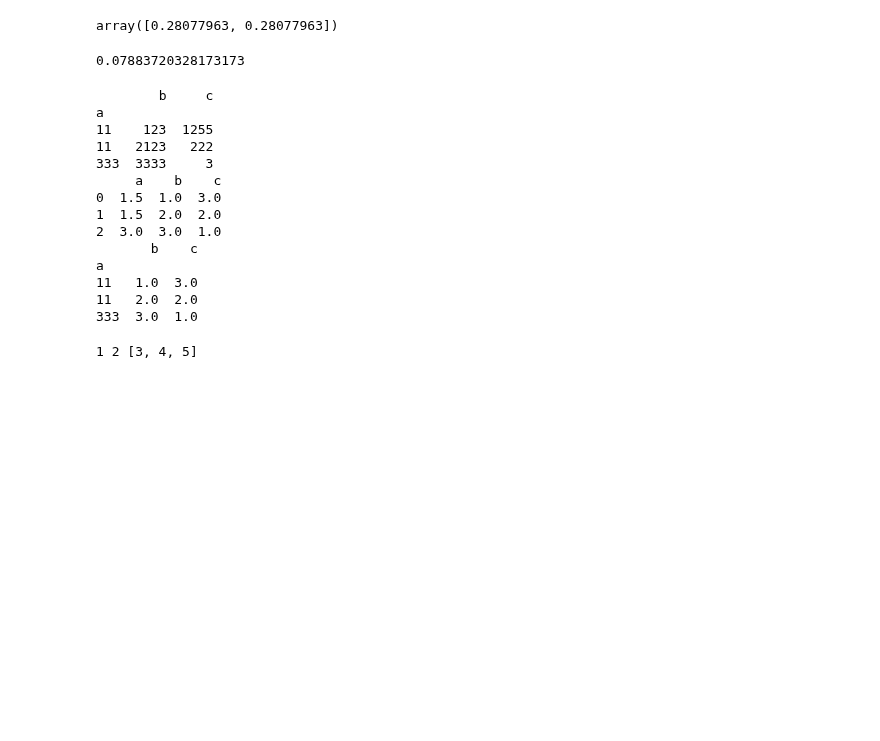
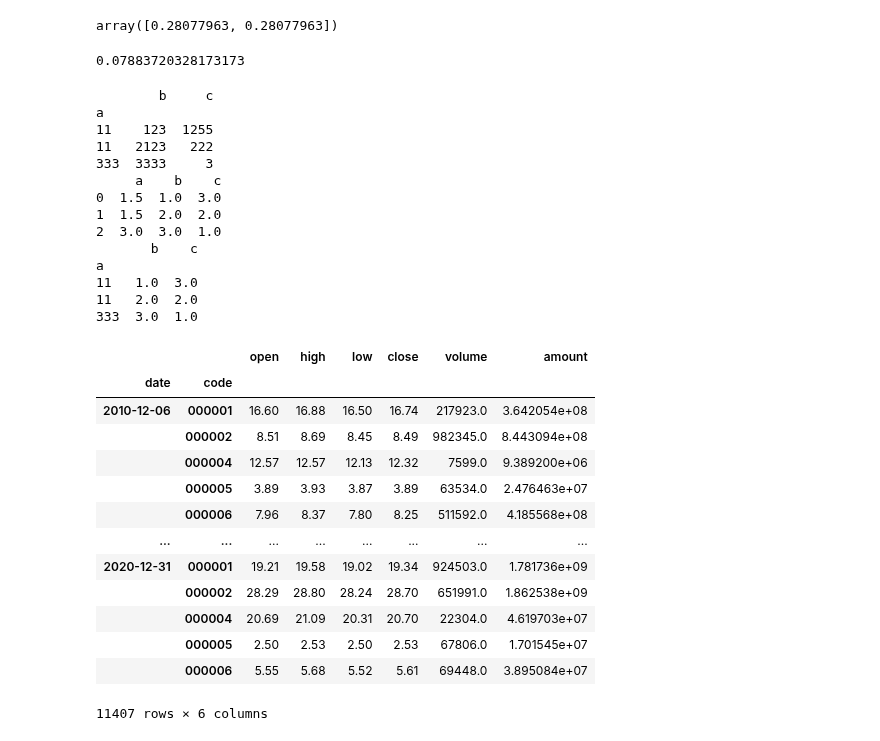
Before and after one commit to kaikai03/IndicatorLab, a Jupyter notebook: Sample_Tool.ipynb, the cells around one changed output. Drawn from its saved outputs; the diff is of its cells as text; code cells hidden in the pictures; blank space fills up the shorter version.

```diff
--- a/Sample_Tool.ipynb
+++ b/Sample_Tool.ipynb
@@ -3,18 +3,24 @@
 
 import QUANTAXIS as QA
 from QUANTAXIS.QAData.financial_mean import financial_dict
+from QUANTAXIS.QAUtil.QAParameter import MARKET_TYPE, RUNNING_ENVIRONMENT, ORDER_DIRECTION
+from QUANTAXIS.QAUtil import  trade_date_sse
+
+import matplotlib.pyplot as plt
+import matplotlib as mpl
+
+import scipy.stats as st
+import numpy as np
 import pandas as pd
 
-
-import matplotlib.pyplot as plt
-import scipy.stats as st
-import numpy as np
 import sweetviz as sv
 
 import time
 import datetime
 
+
 from base.JuUnits import excute_for_multidates
+import base.JuUnits as u
 
 mpl.rcParams['font.sans-serif'] = ['SimHei','KaiTi', 'FangSong']  # 汉字字体,优先使用楷体，如果找不到楷体，则使用黑体
 mpl.rcParams['font.size'] = 14  # 字体大小
@@ -23,8 +29,24 @@ mpl.rcParams['axes.unicode_minus'] = False  # 正常显示负号
 
 from sklearn.neighbors.kde import KernelDensity
 
-# class Macro_Descer:
-#     def __init__(self, )
+
+def get_stock_data(stock_list, start=None, end=None, gap=60, freq=QA.FREQUENCE.DAY, market=MARKET_TYPE.STOCK_CN):
+    assert ((not start is None) or (not end is None)), 'start 和 end 必须有一个'
+    if start is None:
+        start_ = trade_date_sse[trade_date_sse.index(end) - gap]
+    else:
+        start_ = start
+    if end is None:
+        end_ = trade_date_sse[trade_date_sse.index(start) + gap]
+    else:
+        end_ = end
+
+    data = QA.QA_quotation(stock_list, start_, end_, source=QA.DATASOURCE.MONGO,
+                               frequence=freq, market=market,
+                               output=QA.OUTPUT_FORMAT.DATASTRUCT)
+    return data
+
+
 
 def auto_describe(df):
     report = sv.analyze(finances_filted,pairwise_analysis='auto')
@@ -320,9 +342,20 @@ a
 11   1.0  3.0
 11   2.0  2.0
 333  3.0  1.0
-# %%
-ll = [1,2,3,4,5]
-head, body, *tail = ll
-print(head, body, tail)
-# %% [output]
-1 2 [3, 4, 5]
+# %%
+get_stock_data(['000001','000002', '000004', '000005', '000006'], '2010-12-05', '2020-12-31').data
+# %% [output]
+|  |  | open | high | low | close | volume | amount |
+| date | code |  |  |  |  |  |  |
+| 2010-12-06 | 000001 | 16.60 | 16.88 | 16.50 | 16.74 | 217923.0 | 3.642054e+08 |
+|  | 000002 | 8.51 | 8.69 | 8.45 | 8.49 | 982345.0 | 8.443094e+08 |
+|  | 000004 | 12.57 | 12.57 | 12.13 | 12.32 | 7599.0 | 9.389200e+06 |
+|  | 000005 | 3.89 | 3.93 | 3.87 | 3.89 | 63534.0 | 2.476463e+07 |
+|  | 000006 | 7.96 | 8.37 | 7.80 | 8.25 | 511592.0 | 4.185568e+08 |
+| ... | ... | ... | ... | ... | ... | ... | ... |
+| 2020-12-31 | 000001 | 19.21 | 19.58 | 19.02 | 19.34 | 924503.0 | 1.781736e+09 |
+|  | 000002 | 28.29 | 28.80 | 28.24 | 28.70 | 651991.0 | 1.862538e+09 |
+|  | 000004 | 20.69 | 21.09 | 20.31 | 20.70 | 22304.0 | 4.619703e+07 |
+|  | 000005 | 2.50 | 2.53 | 2.50 | 2.53 | 67806.0 | 1.701545e+07 |
+|  | 000006 | 5.55 | 5.68 | 5.52 | 5.61 | 69448.0 | 3.895084e+07 |
+11407 rows × 6 columns
```
Also changed, not shown: 1 other file.
